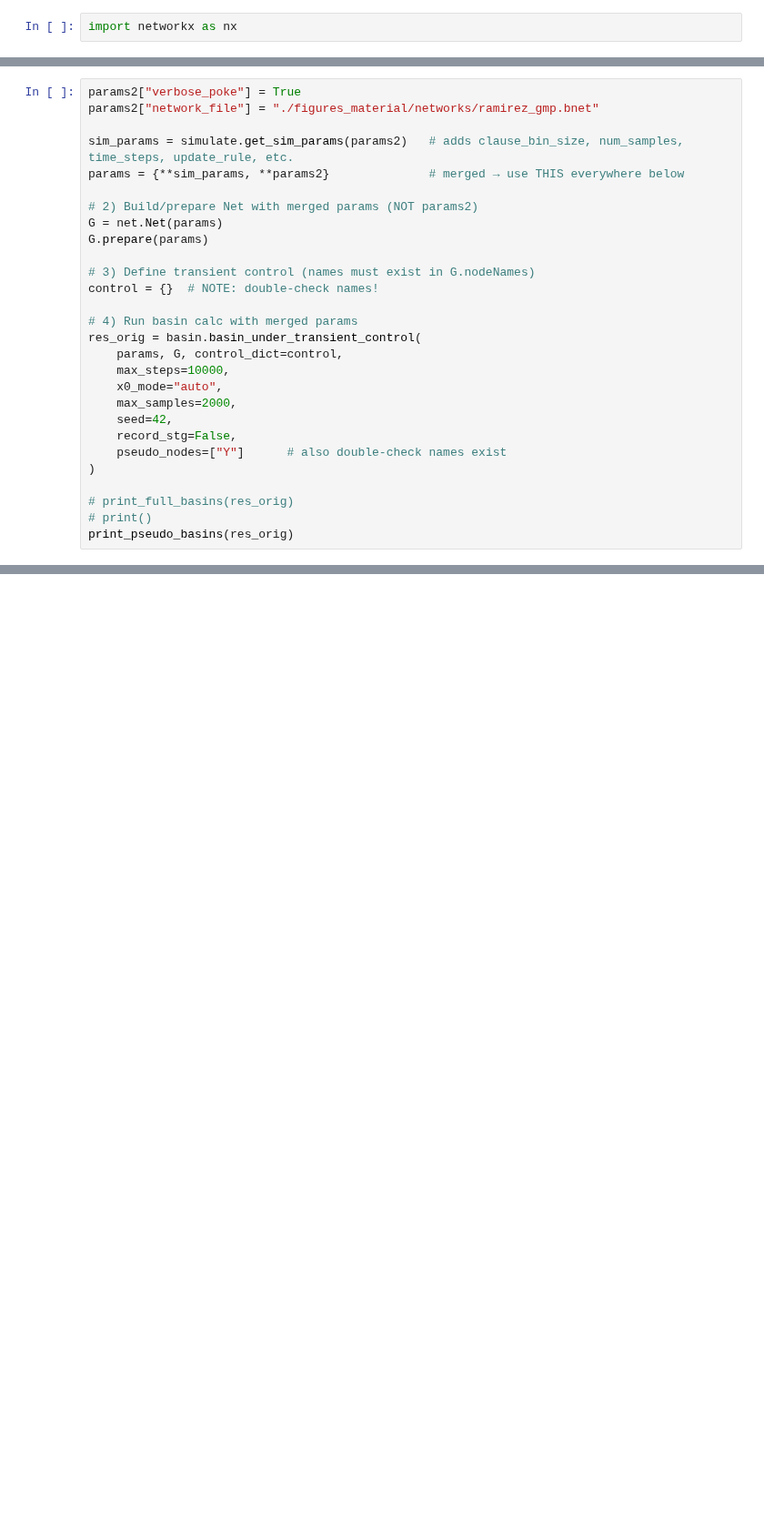
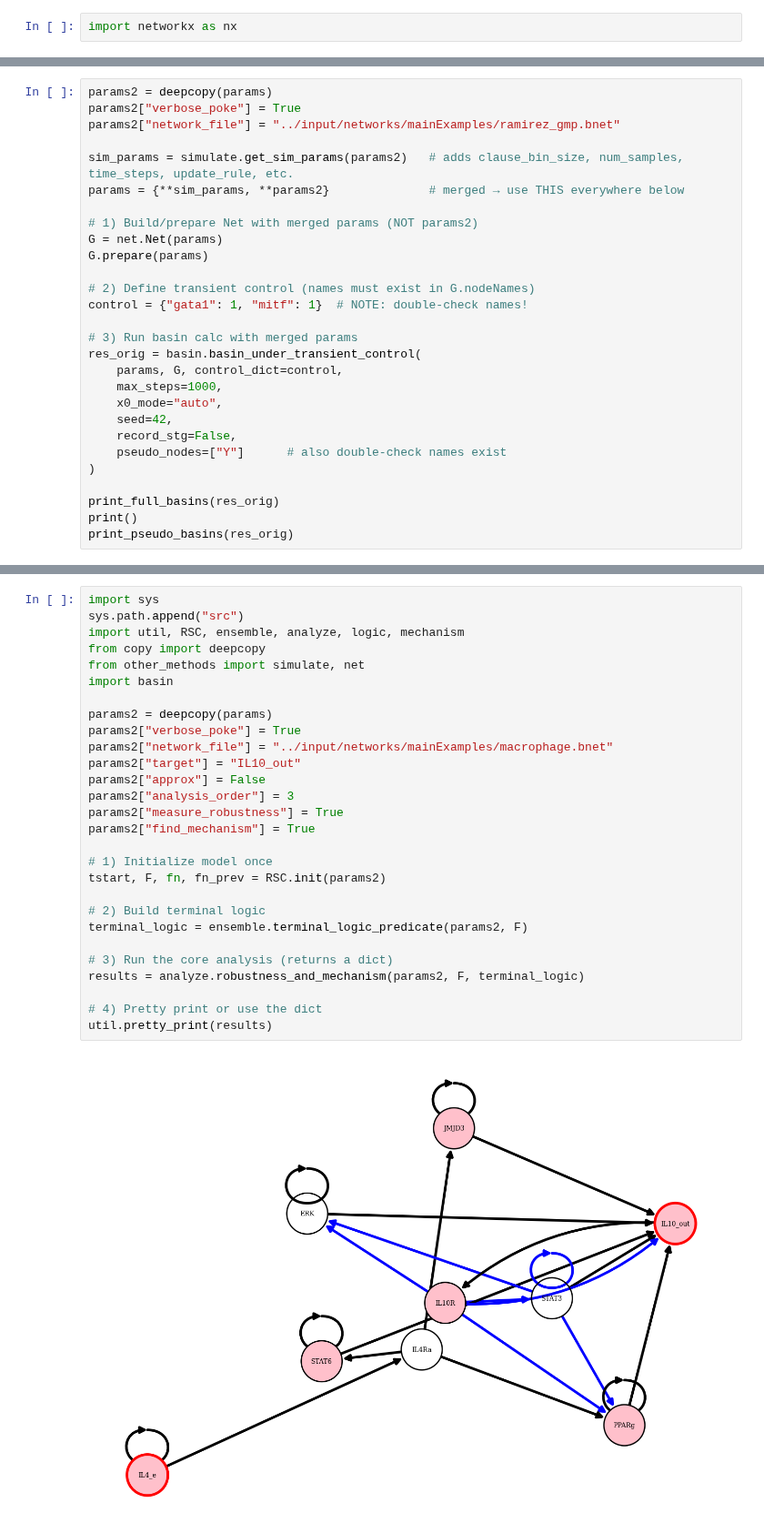
Before and after one commit to chopper6/NUDGE, a Jupyter notebook: notebooks/Figure4to6.ipynb, the cells around one changed output, grey strips where cells are left out. Shown at 91% size. Saved outputs shown, nothing was run; the diff lists cells and outputs as text; blank space fills up the shorter version.

```diff
--- a/notebooks/Figure4to6.ipynb
+++ b/notebooks/Figure4to6.ipynb
@@ -349,29 +234,29 @@ This is the controller being plotted: ['gata1', 'mitf']
 # %%
+params2 = deepcopy(params)
 params2["verbose_poke"] = True
-params2["network_file"] = "./figures_material/networks/ramirez_gmp.bnet"
+params2["network_file"] = "../input/networks/mainExamples/ramirez_gmp.bnet"
 
 sim_params = simulate.get_sim_params(params2)   # adds clause_bin_size, num_samples, time_steps, update_rule, etc.
 params = {**sim_params, **params2}              # merged → use THIS everywhere below
 
-# 2) Build/prepare Net with merged params (NOT params2)
+# 1) Build/prepare Net with merged params (NOT params2)
 G = net.Net(params)
 G.prepare(params)
 
-# 3) Define transient control (names must exist in G.nodeNames)
-control = {}  # NOTE: double-check names!
+# 2) Define transient control (names must exist in G.nodeNames)
+control = {"gata1": 1, "mitf": 1}  # NOTE: double-check names!
 
-# 4) Run basin calc with merged params
+# 3) Run basin calc with merged params
 res_orig = basin.basin_under_transient_control(
     params, G, control_dict=control,
-    max_steps=10000,
+    max_steps=1000,
     x0_mode="auto",
-    max_samples=2000,
     seed=42,
     record_stg=False,
     pseudo_nodes=["Y"]      # also double-check names exist
 )
 
-# print_full_basins(res_orig)
-# print()
+print_full_basins(res_orig)
+print()
 print_pseudo_basins(res_orig)
 # %% [output]
@@ -429,0 +323,30 @@ NameError: name 'params' is not defined
+# %%
+import sys
+sys.path.append("src")
+import util, RSC, ensemble, analyze, logic, mechanism
+from copy import deepcopy
+from other_methods import simulate, net
+import basin
+
+params2 = deepcopy(params)
+params2["verbose_poke"] = True
+params2["network_file"] = "../input/networks/mainExamples/macrophage.bnet"
+params2["target"] = "IL10_out"
+params2["approx"] = False
+params2["analysis_order"] = 3
+params2["measure_robustness"] = True
+params2["find_mechanism"] = True
+
+# 1) Initialize model once
+tstart, F, fn, fn_prev = RSC.init(params2)
+
+# 2) Build terminal logic
+terminal_logic = ensemble.terminal_logic_predicate(params2, F)
+
+# 3) Run the core analysis (returns a dict)
+results = analyze.robustness_and_mechanism(params2, F, terminal_logic)
+
+# 4) Pretty print or use the dict
+util.pretty_print(results)
+# %% [output]
+[figure, added]
```
Also changed, not shown: parts of 28 cells of this notebook, 3 other files.
